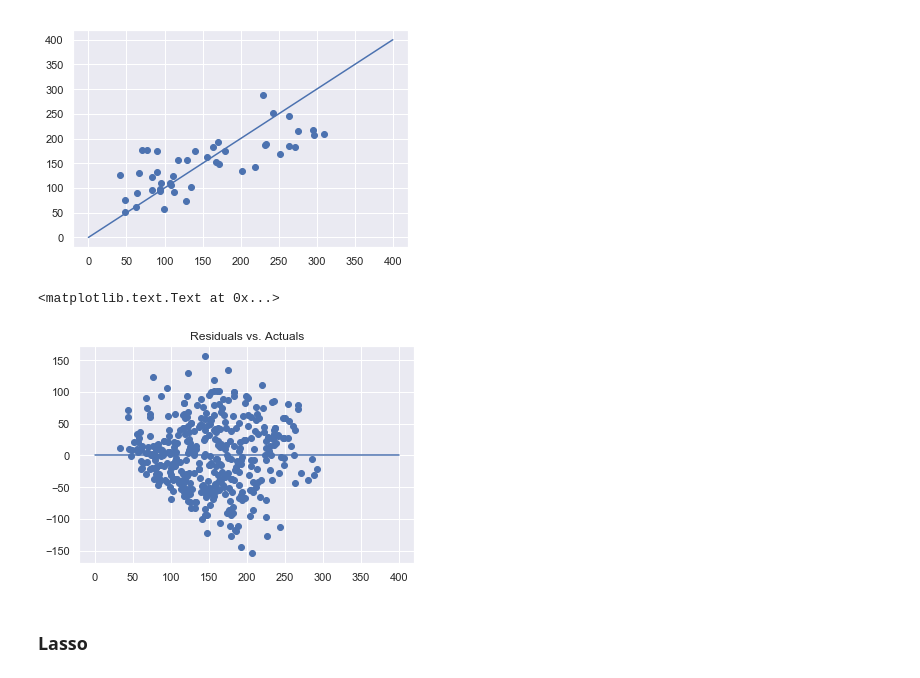
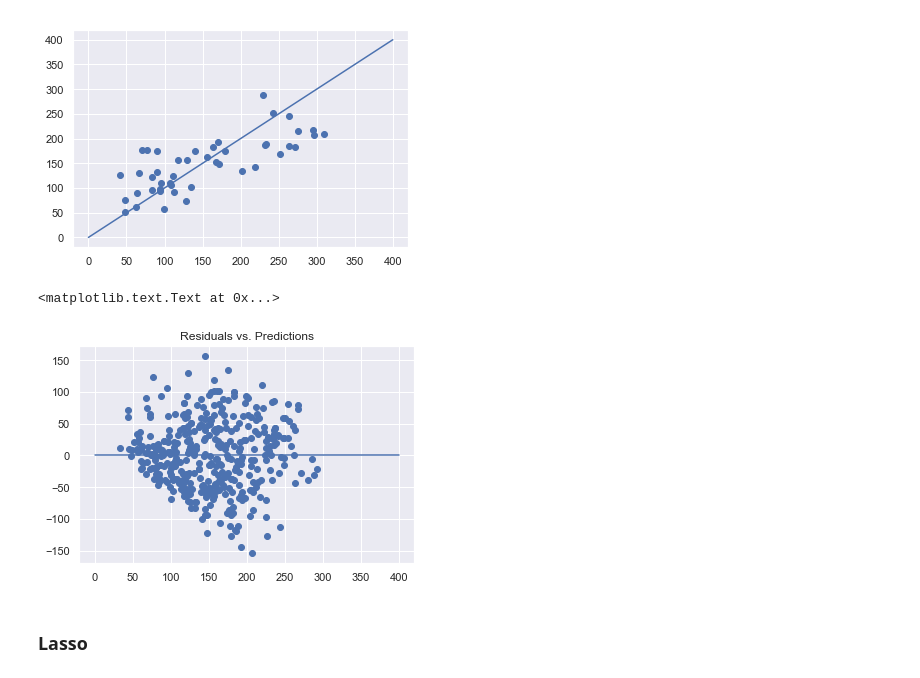
Before and after one commit to goodwinc/metis-copy, a Jupyter notebook: class_lectures/week03-luther2/01-assumptions/pair-regression_practice_solution.ipynb, the cells around one changed output. Drawn from its saved outputs; the diff is of its cells as text; code cells hidden in the pictures.

```diff
--- a/class_lectures/week03-luther2/01-assumptions/pair-regression_practice_solution.ipynb
+++ b/class_lectures/week03-luther2/01-assumptions/pair-regression_practice_solution.ipynb
@@ -107,14 +108,14 @@ plt.plot([0, 400], [0, 400])
 # %%
 # Plot Residuals vs. predicted
 
 lin_reg_residuals = y_train - y_train_pred
 
 plt.scatter(y_train_pred, lin_reg_residuals)
 plt.plot([0,400], [0, 0])
-plt.title("Residuals vs. Actuals")
+plt.title("Residuals vs. Predictions")
 # %% [output]
 <matplotlib.text.Text at 0x...>
-[figure, old version]
+[figure, new version]
 # %% [markdown]
 ### Lasso
 # %%
```
Also changed, not shown: parts of 11 cells of this notebook.
